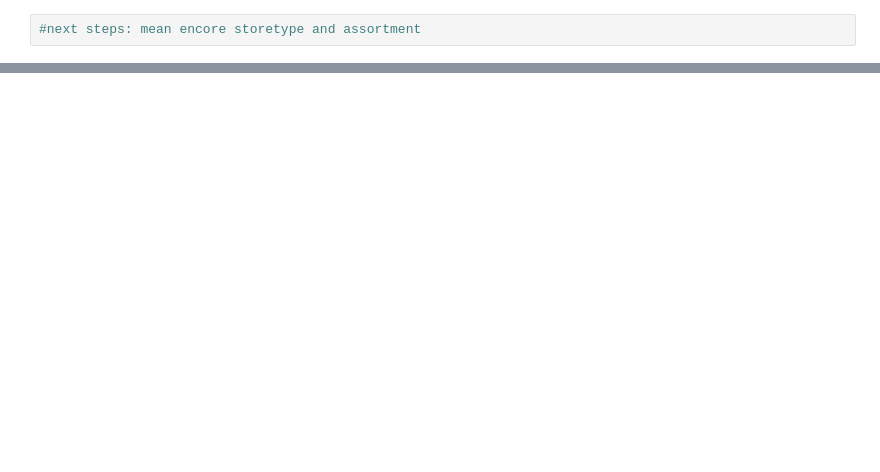
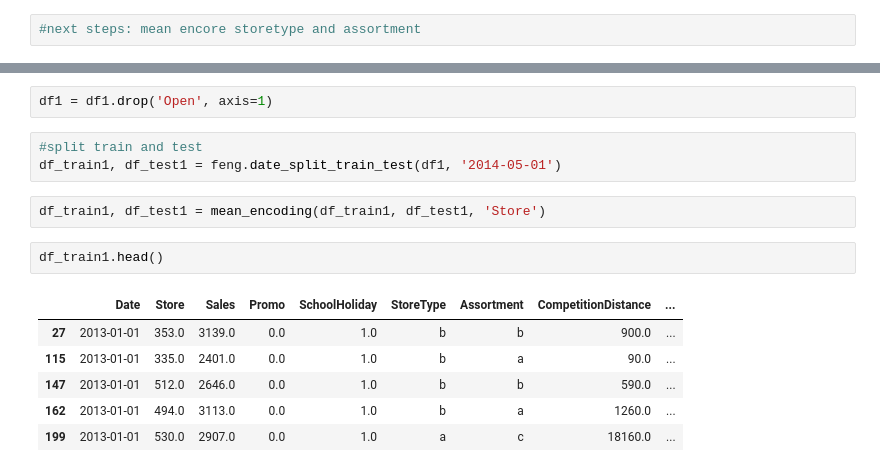
Before and after one commit to JohnEnev/DSR-competition-team1, a Jupyter notebook: notebooks/JE_models.ipynb, the cells around one changed output, grey strips where cells are left out. Drawn from its saved outputs; the diff is of its cells as text; blank space fills up the shorter version.

```diff
--- a/notebooks/JE_models.ipynb
+++ b/notebooks/JE_models.ipynb
@@ -205,0 +255,16 @@ metric(y_pred_rf_1, y_test.to_numpy())
+# %%
+df1 = df1.drop('Open', axis=1)
+# %%
+#split train and test
+df_train1, df_test1 = feng.date_split_train_test(df1, '2014-05-01')
+# %%
+df_train1, df_test1 = mean_encoding(df_train1, df_test1, 'Store')
+# %%
+df_train1.head()
+# %% [output]
+|  | Date | Store | Sales | Promo | SchoolHoliday | StoreType | Assortment | CompetitionDistance | ... |
+| 27 | 2013-01-01 | 353.0 | 3139.0 | 0.0 | 1.0 | b | b | 900.0 | ... |
+| 115 | 2013-01-01 | 335.0 | 2401.0 | 0.0 | 1.0 | b | a | 90.0 | ... |
+| 147 | 2013-01-01 | 512.0 | 2646.0 | 0.0 | 1.0 | b | b | 590.0 | ... |
+| 162 | 2013-01-01 | 494.0 | 3113.0 | 0.0 | 1.0 | b | a | 1260.0 | ... |
+| 199 | 2013-01-01 | 530.0 | 2907.0 | 0.0 | 1.0 | a | c | 18160.0 | ... |
```
Also changed, not shown: parts of 20 cells of this notebook, 2 other files.
